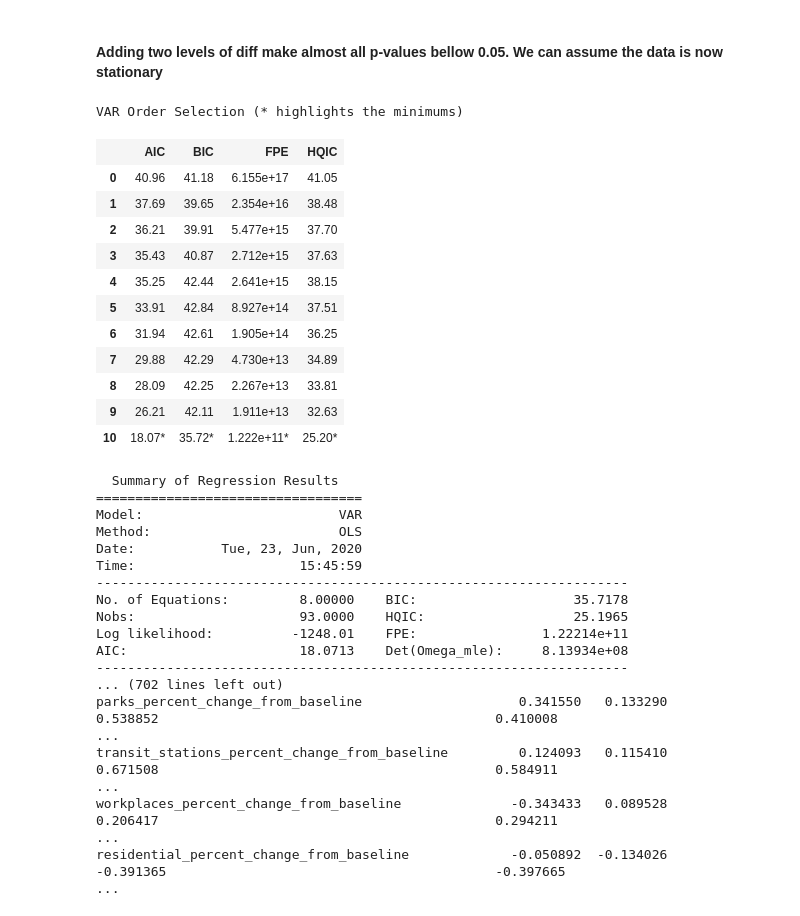
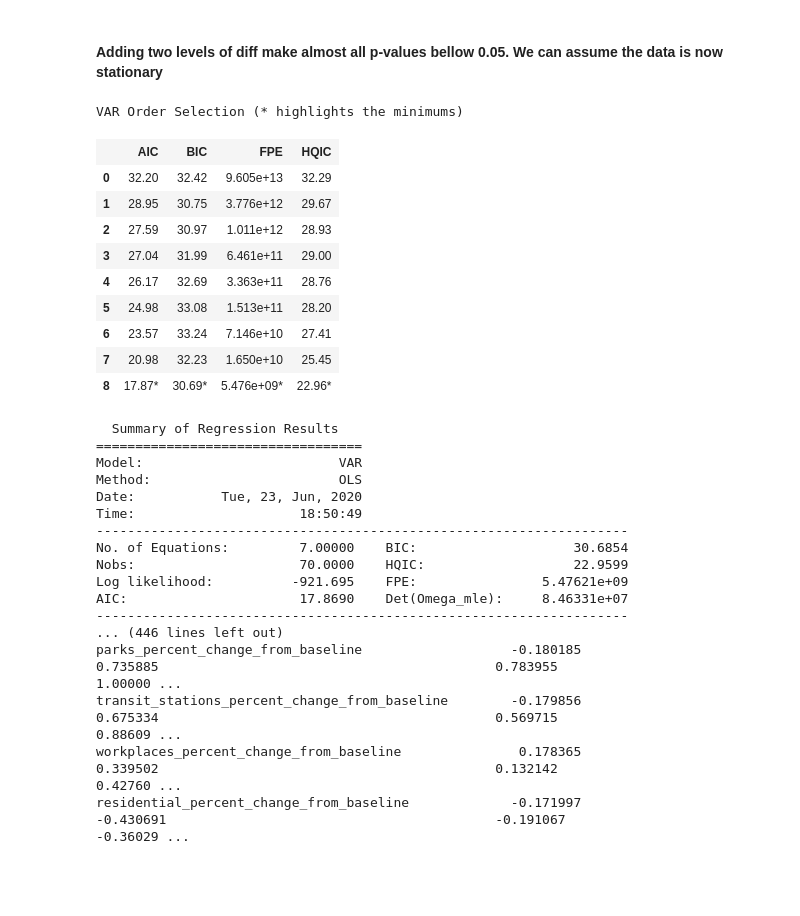
Before and after one commit to menlodoug/Final_Project, a Jupyter notebook: Machine Learning/mutivariant_prediction.ipynb, the cells around one changed output. Cells and saved outputs as stored; diff of their text form; code cells hidden in the pictures; blank space fills up the shorter version.

```diff
--- a/Machine Learning/mutivariant_prediction.ipynb
+++ b/Machine Learning/mutivariant_prediction.ipynb
@@ -59,0 +101,4 @@ plt.legend(loc='best', bbox_to_anchor=(1, 0.5))
+# %%
+# removing death_day from the dataframe
+ca_df = ca_df.drop(columns=["death_day"])
+ca_df
@@ -132,0 +194,7 @@ Critical Values:
+# %%
+# Create Training and Test
+train = ca_df[:80]
+test = ca_df[80:]
+# Check size
+print(train.shape)  # (80, 8)
+print(test.shape)  # (25, 8)
@@ -134,5 +205,4 @@ Critical Values:
 ## Applying differentiation
 # %%
 # we can apply one level of differentiation
-ca_diff_one_df = ca_df.diff().dropna()
-ca_diff_one_df.tail()
+ca_diff_one_df = train.diff().dropna()
@@ -253,21 +315,19 @@ Critical Values:
 model = VAR(ca_diff_two_df)
 # %%
 # identifing the model order
-modsel = model.select_order(10)
+modsel = model.select_order(8)
 modsel.summary()
 # %% [output]
 VAR Order Selection (* highlights the minimums)
 |  | AIC | BIC | FPE | HQIC |
-| 0 | 40.96 | 41.18 | 6.155e+17 | 41.05 |
-| 1 | 37.69 | 39.65 | 2.354e+16 | 38.48 |
-| 2 | 36.21 | 39.91 | 5.477e+15 | 37.70 |
-| 3 | 35.43 | 40.87 | 2.712e+15 | 37.63 |
-| 4 | 35.25 | 42.44 | 2.641e+15 | 38.15 |
-| 5 | 33.91 | 42.84 | 8.927e+14 | 37.51 |
-| 6 | 31.94 | 42.61 | 1.905e+14 | 36.25 |
-| 7 | 29.88 | 42.29 | 4.730e+13 | 34.89 |
-| 8 | 28.09 | 42.25 | 2.267e+13 | 33.81 |
-| 9 | 26.21 | 42.11 | 1.911e+13 | 32.63 |
-| 10 | 18.07* | 35.72* | 1.222e+11* | 25.20* |
+| 0 | 32.20 | 32.42 | 9.605e+13 | 32.29 |
+| 1 | 28.95 | 30.75 | 3.776e+12 | 29.67 |
+| 2 | 27.59 | 30.97 | 1.011e+12 | 28.93 |
+| 3 | 27.04 | 31.99 | 6.461e+11 | 29.00 |
+| 4 | 26.17 | 32.69 | 3.363e+11 | 28.76 |
+| 5 | 24.98 | 33.08 | 1.513e+11 | 28.20 |
+| 6 | 23.57 | 33.24 | 7.146e+10 | 27.41 |
+| 7 | 20.98 | 32.23 | 1.650e+10 | 25.45 |
+| 8 | 17.87* | 30.69* | 5.476e+09* | 22.96* |
 # %%
 # the lowest values is the best fit criteria
@@ -275,5 +335,5 @@ VAR Order Selection (* highlights the minimums)
 # %%
-results = model.fit(maxlags=10, ic="aic")
+results = model.fit(8)
 results.summary()
 # %% [output]
   Summary of Regression Results
@@ -281,15 +341,15 @@ results.summary()
 Model:                         VAR
 Method:                        OLS
 Date:           Tue, 23, Jun, 2020
-Time:                     15:45:59
+Time:                     18:50:49
 --------------------------------------------------------------------
-No. of Equations:         8.00000    BIC:                    35.7178
-Nobs:                     93.0000    HQIC:                   25.1965
-Log likelihood:          -1248.01    FPE:                1.22214e+11
-AIC:                      18.0713    Det(Omega_mle):     8.13934e+08
+No. of Equations:         7.00000    BIC:                    30.6854
+Nobs:                     70.0000    HQIC:                   22.9599
+Log likelihood:          -921.695    FPE:                5.47621e+09
+AIC:                      17.8690    Det(Omega_mle):     8.46331e+07
 --------------------------------------------------------------------
-... (702 lines left out)
-parks_percent_change_from_baseline                    0.341550   0.133290                                            0.538852                                           0.410008                         ...
-transit_stations_percent_change_from_baseline         0.124093   0.115410                                            0.671508                                           0.584911                         ...
-workplaces_percent_change_from_baseline              -0.343433   0.089528                                            0.206417                                           0.294211                         ...
-residential_percent_change_from_baseline             -0.050892  -0.134026                                           -0.391365                                          -0.397665                         ...
+... (446 lines left out)
+parks_percent_change_from_baseline                   -0.180185                                            0.735885                                           0.783955                            1.00000 ...
+transit_stations_percent_change_from_baseline        -0.179856                                            0.675334                                           0.569715                            0.88609 ...
+workplaces_percent_change_from_baseline               0.178365                                            0.339502                                           0.132142                            0.42760 ...
+residential_percent_change_from_baseline             -0.171997                                           -0.430691                                          -0.191067                           -0.36029 ...
```
Also changed, not shown: parts of 25 cells of this notebook, 1 other file.
